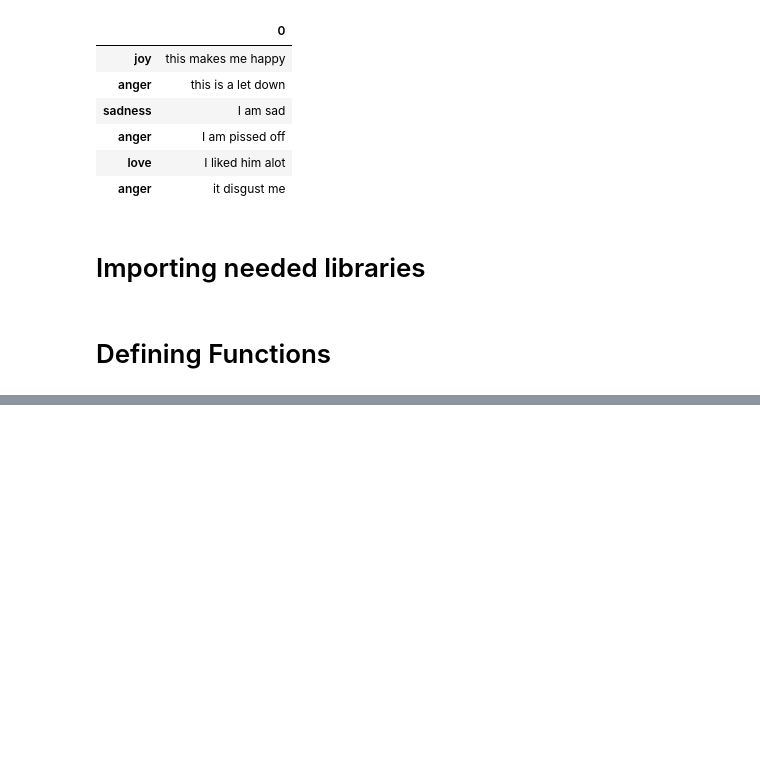
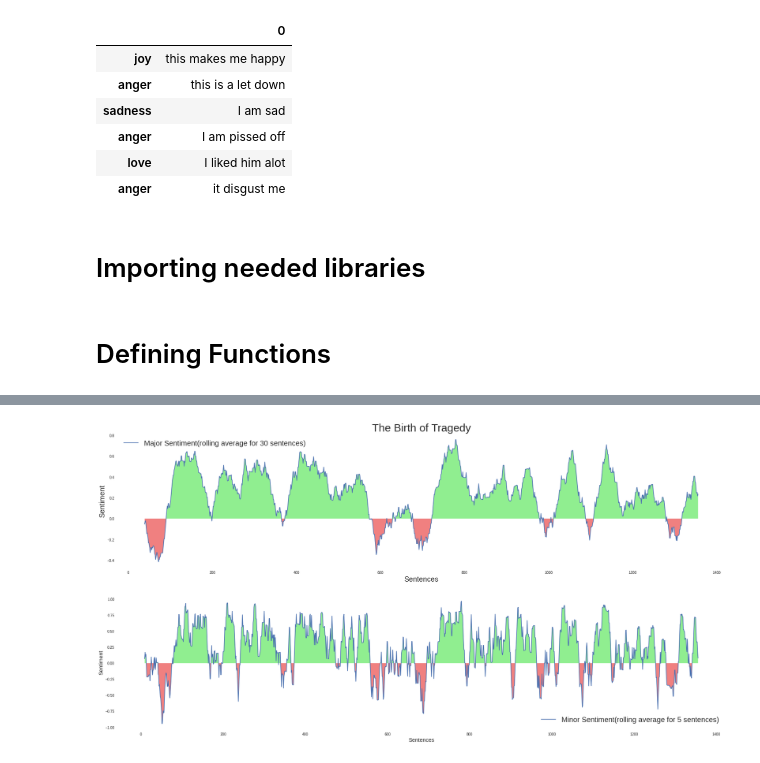
Before and after one commit to KhaldounN/Files-, a Jupyter notebook: FINAL_DSF.ipynb, the cells around one changed output, grey strips where cells are left out. Cells and saved outputs as stored; diff of their text form; code cells hidden in the pictures; blank space fills up the shorter version.

```diff
--- a/FINAL_DSF.ipynb
+++ b/FINAL_DSF.ipynb
@@ -368,0 +339,7 @@ Display_emotions(df_emotions)
+# %%
+sentences = Load_book('/content/The Birth of Tragedy.txt')
+book_name = 'The Birth of Tragedy'
+#sentences = sentences[:10]
+df_sent = Analyzse_sentiment(sentences)
+df_emo = Analyzse_Emotions(sentences)
+df_ent = Analyze_entities(sentences)
@@ -368,0 +364,4 @@ Display_emotions(df_emotions)
+# %%
+Display_sentiment(df_sent , book_name)
+Display_emotions(df_emo , book_name)
+# %% [output]
@@ -368,0 +370 @@ Display_emotions(df_emotions)
+[figure, added]
```
Also changed, not shown: parts of 24 cells of this notebook.
